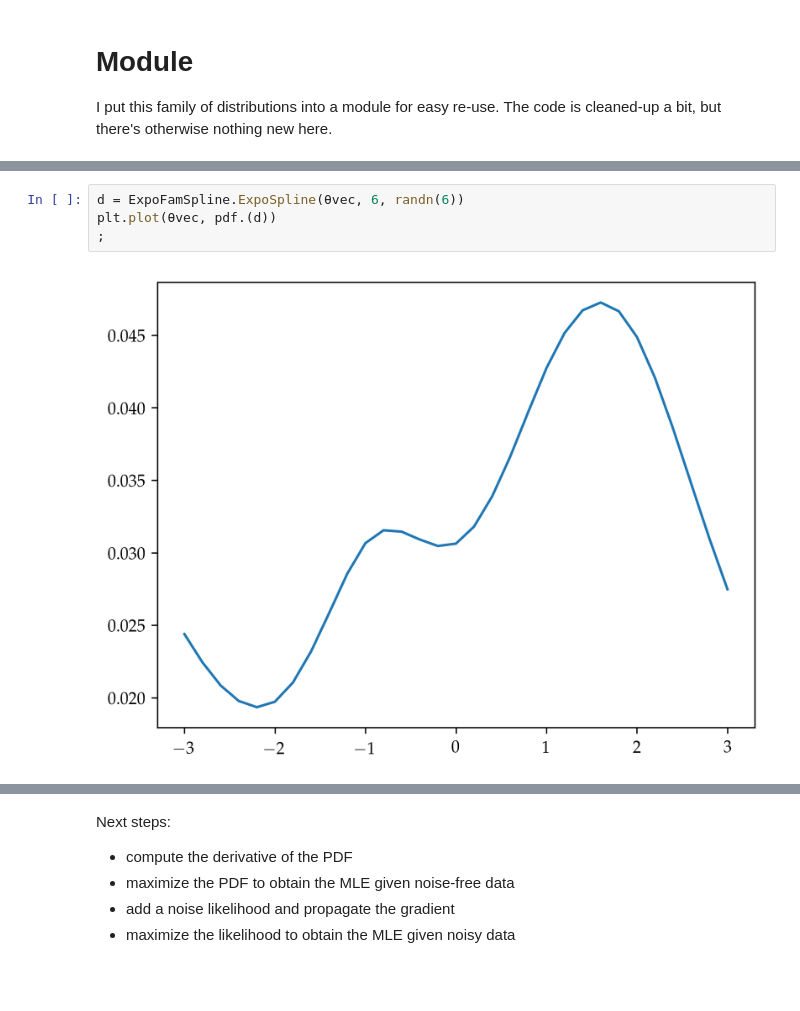
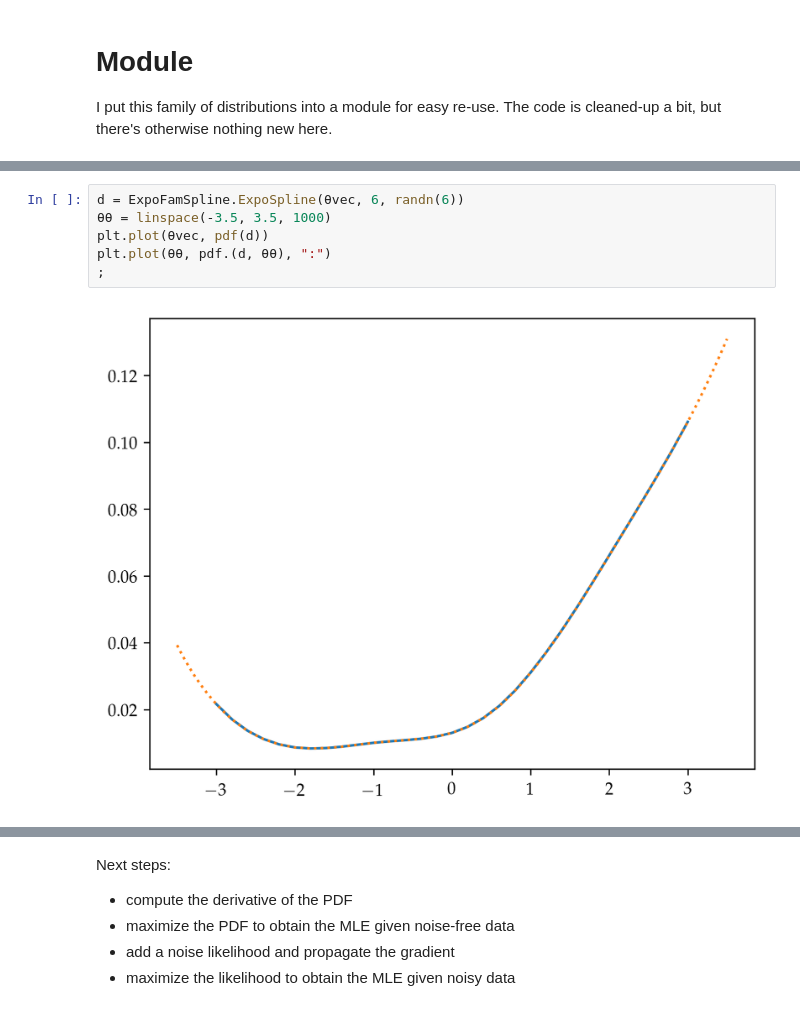
Before and after one commit to maximerischard/DeconvolutionTests.jl, a Jupyter notebook: notebooks/Efron_ExponentialFamily_Splines.ipynb, the cells around one changed output, grey strips where cells are left out. Saved outputs shown, nothing was run; the diff lists cells and outputs as text; blank space fills up the shorter version.

```diff
--- a/notebooks/Efron_ExponentialFamily_Splines.ipynb
+++ b/notebooks/Efron_ExponentialFamily_Splines.ipynb
@@ -128,7 +193,9 @@ end
 ExpoFamSpline
 # %%
 d = ExpoFamSpline.ExpoSpline(θvec, 6, randn(6))
-plt.plot(θvec, pdf.(d))
+θθ = linspace(-3.5, 3.5, 1000)
+plt.plot(θvec, pdf(d))
+plt.plot(θθ, pdf.(d, θθ), ":")
 ;
 # %% [output]
-[figure, old version]
+[figure, new version]
```
Also changed, not shown: parts of 43 cells of this notebook.
